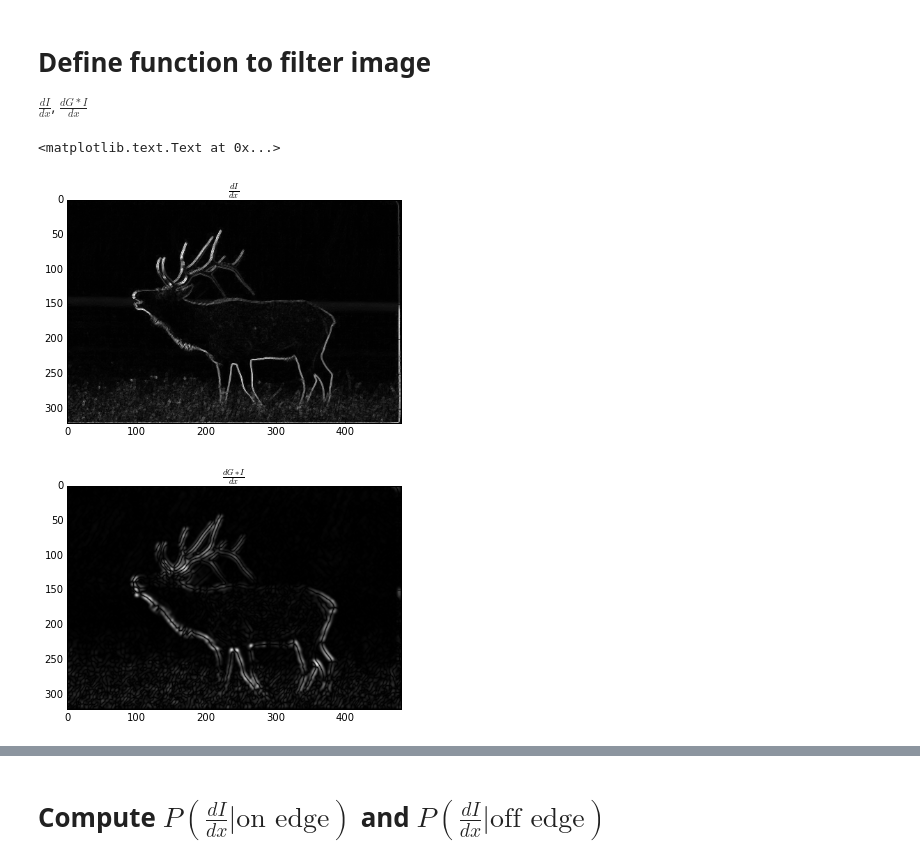
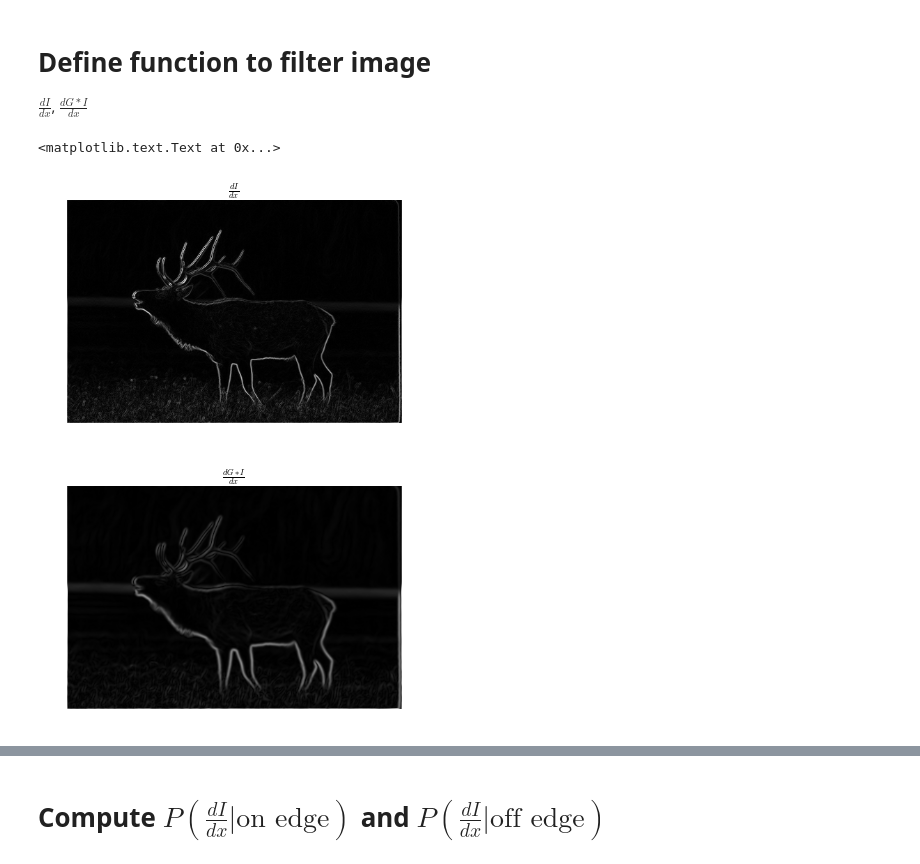
Before and after one commit to qiuwch/Stat271HWFall14, a Jupyter notebook: 1.2BoundaryDemo.ipynb, the cells around one changed output, grey strips where cells are left out. Cells and saved outputs as stored; diff of their text form; code cells hidden in the pictures.

```diff
--- a/1.2BoundaryDemo.ipynb
+++ b/1.2BoundaryDemo.ipynb
@@ -9,6 +9,8 @@ from matplotlib.pyplot import *
 import numpy as np
 
 def myimshow(im):
+    figure()
+    axis('off')
     imshow(im, cmap=gray())
 # %% [markdown]
 # Read image and edge map
@@ -39,38 +43,34 @@ figure(); myimshow(im * (edgeMap==0)); title('Image with boundary')
 $ \frac{dI}{dx} $, $ \frac{dG*I}{dx} $
 # %%
 def dIdx(im):
-    # First order derivative
-    dx1 = abs(np.roll(im, 1, axis=1) - im)
-    dx2 = abs(np.roll(im, -1, axis=1) - im)
-    dy1 = abs(np.roll(im, 1, axis=0) - im)
-    dy2 = abs(np.roll(im, -1, axis=0) - im)
-    dx = np.maximum(dx1, dx2)
-    dy = np.maximum(dy1, dy2)
-    dIm = np.maximum(dx, dy)
-    return dIm
+    # imgradientxy.m
+    # 'CentralDifference'     : Central difference gradient dI/dx = (I(x+1)- I(x-1))/ 2
+    dx = (np.roll(im, 1, axis=1) - np.roll(im, -1, axis=1))/2
+    dy = (np.roll(im, 1, axis=0) - np.roll(im, -1, axis=0))/2
+    mag = np.sqrt(dx**2 + dy**2)
+    return mag
 
-def dgIdx(im):
-    from scipy import ndimage
-    pixelRadius = 5; nderivative = 1;
-    dgauss = ndimage.gaussian_filter(im, sigma = pixelRadius/2, order=(nderivative, nderivative)) # reimplement it myself.
+def dgIdx(im, sigma=1.5):
+    from scipy.ndimage import gaussian_filter
+    gauss = gaussian_filter(im, sigma = sigma)
+    dgauss = dIdx(gauss)
     return dgauss
 
 dx = dIdx(im)
 dgI = dgIdx(im)
 
 # Show filtered images
-figure(); myimshow(abs(dx)); title(r'$ \frac{dI}{dx} $')
-figure(); myimshow(abs(dgI)); title(r'$ \frac{d G*I}{dx} $')
+myimshow(dx); title(r'$ \frac{dI}{dx} $')
+myimshow(dgI); title(r'$ \frac{d G*I}{dx} $')
 
-# showEdge(abs(dgauss), edgeMap)
 # def showEdge(im, edgeMap):
 #     # draw edge pixel
 #     im = im * (edgeMap != 0)
 #     figure(); myimshow(im); title('Highlight edge')
 # %% [output]
 <matplotlib.text.Text at 0x...>
-[figure, old version]
+[figure, new version]
-[figure, old version]
+[figure, new version]
 # %%
 def kde(x):
     # Kernel density estimation, to get P(dI/dx | on edge) and P(dI/dx | off edge) from data
```
Also changed, not shown: parts of 5 cells of this notebook, 3 other files.
